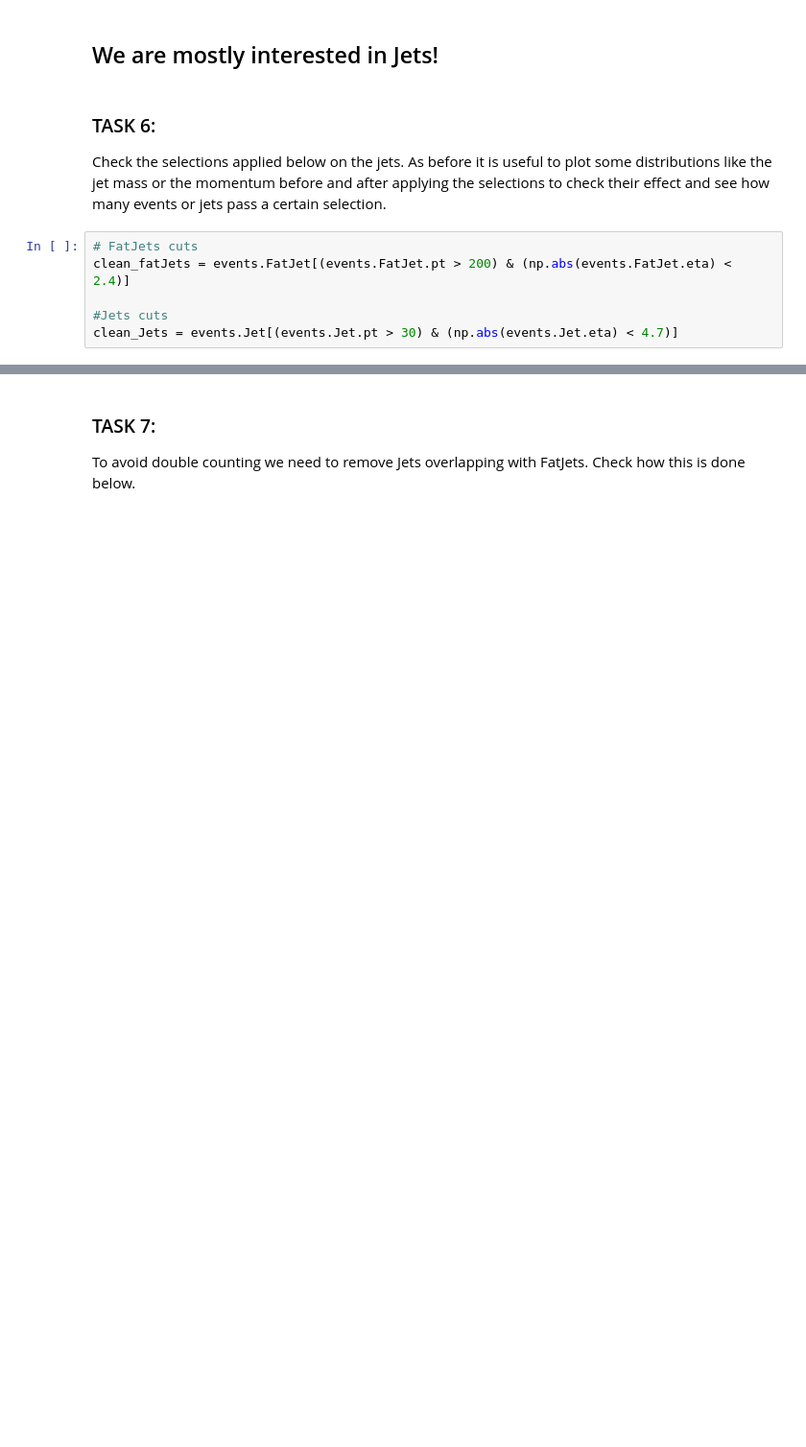
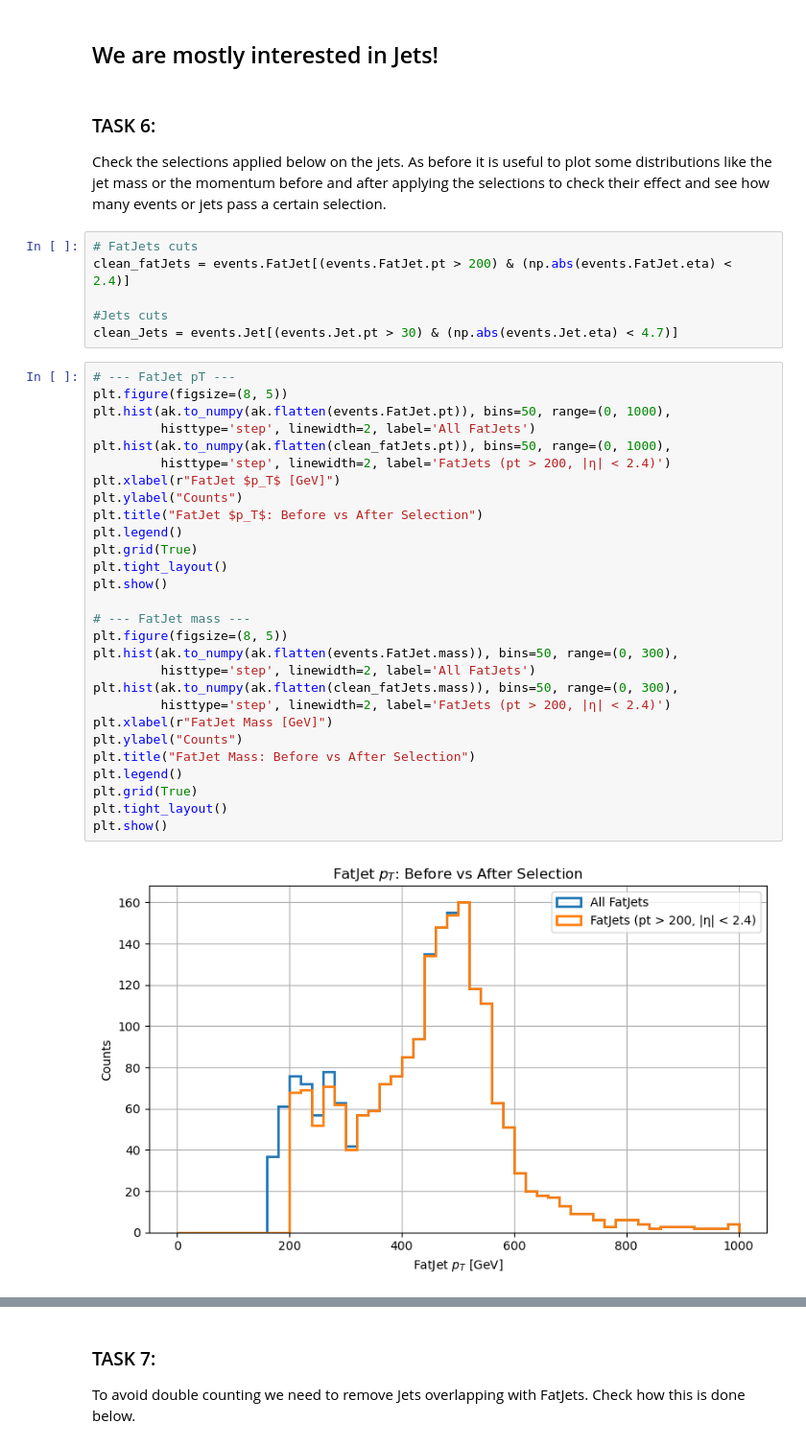
Before and after one commit to aimenobaid/polarization, a Jupyter notebook: resonancesTest_selections_h5.ipynb, the cells around one changed output, grey strips where cells are left out. Shown: that part at 96% size. Drawn from its saved outputs; the diff is of its cells as text; blank space fills up the shorter version.

```diff
--- a/resonancesTest_selections_h5.ipynb
+++ b/resonancesTest_selections_h5.ipynb
@@ -238,3 +342,33 @@ clean_fatJets = events.FatJet[(events.FatJet.pt > 200) & (np.abs(events.FatJet.e
 
 #Jets cuts
 clean_Jets = events.Jet[(events.Jet.pt > 30) & (np.abs(events.Jet.eta) < 4.7)]
+# %%
+# --- FatJet pT ---
+plt.figure(figsize=(8, 5))
+plt.hist(ak.to_numpy(ak.flatten(events.FatJet.pt)), bins=50, range=(0, 1000),
+         histtype='step', linewidth=2, label='All FatJets')
+plt.hist(ak.to_numpy(ak.flatten(clean_fatJets.pt)), bins=50, range=(0, 1000),
+         histtype='step', linewidth=2, label='FatJets (pt > 200, |η| < 2.4)')
+plt.xlabel(r"FatJet $p_T$ [GeV]")
+plt.ylabel("Counts")
+plt.title("FatJet $p_T$: Before vs After Selection")
+plt.legend()
+plt.grid(True)
+plt.tight_layout()
+plt.show()
+
+# --- FatJet mass ---
+plt.figure(figsize=(8, 5))
+plt.hist(ak.to_numpy(ak.flatten(events.FatJet.mass)), bins=50, range=(0, 300),
+         histtype='step', linewidth=2, label='All FatJets')
+plt.hist(ak.to_numpy(ak.flatten(clean_fatJets.mass)), bins=50, range=(0, 300),
+         histtype='step', linewidth=2, label='FatJets (pt > 200, |η| < 2.4)')
+plt.xlabel(r"FatJet Mass [GeV]")
+plt.ylabel("Counts")
+plt.title("FatJet Mass: Before vs After Selection")
+plt.legend()
+plt.grid(True)
+plt.tight_layout()
+plt.show()
+# %% [output]
+[figure, added]
```
Also changed, not shown: parts of 23 cells of this notebook.
